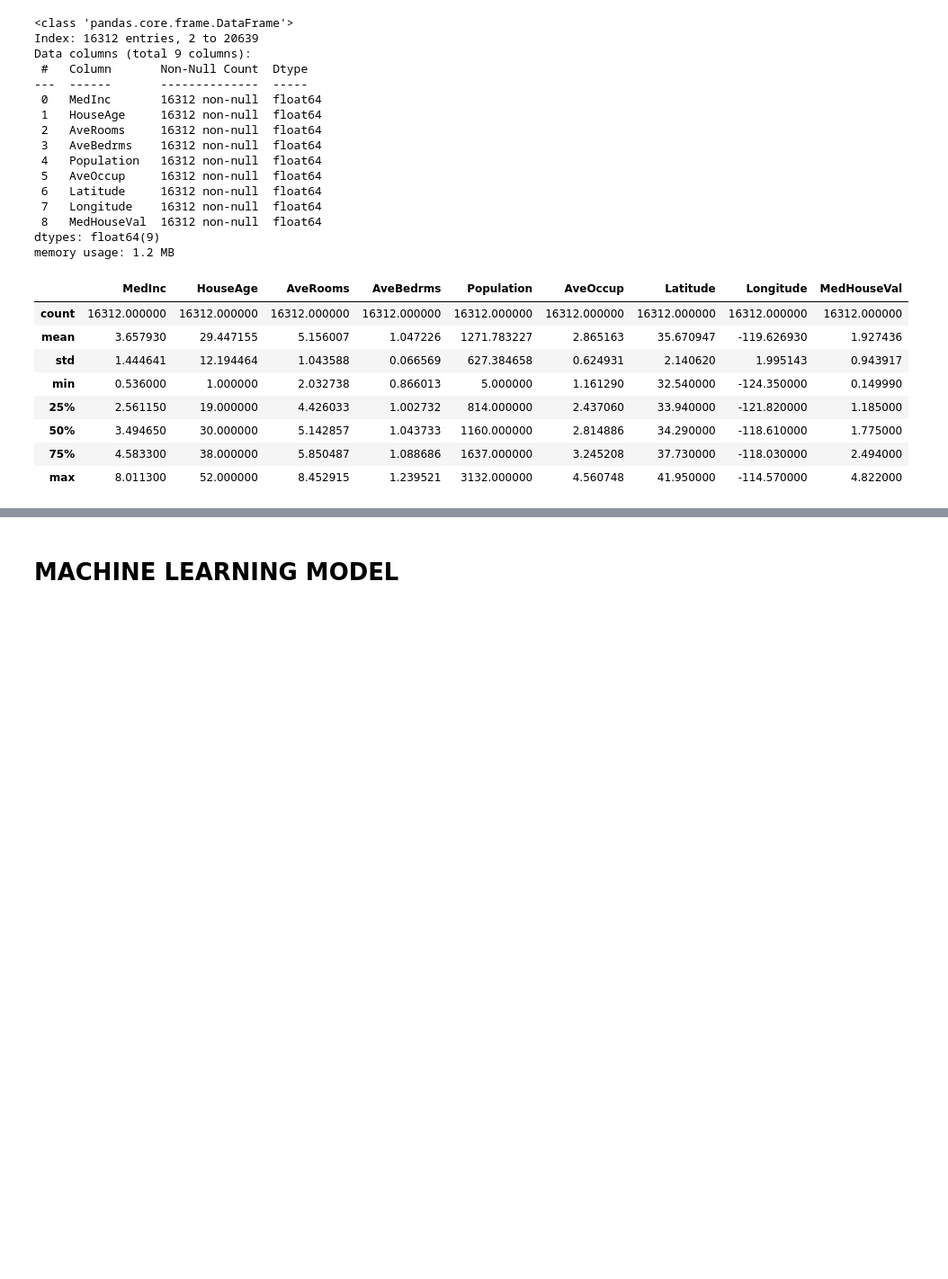
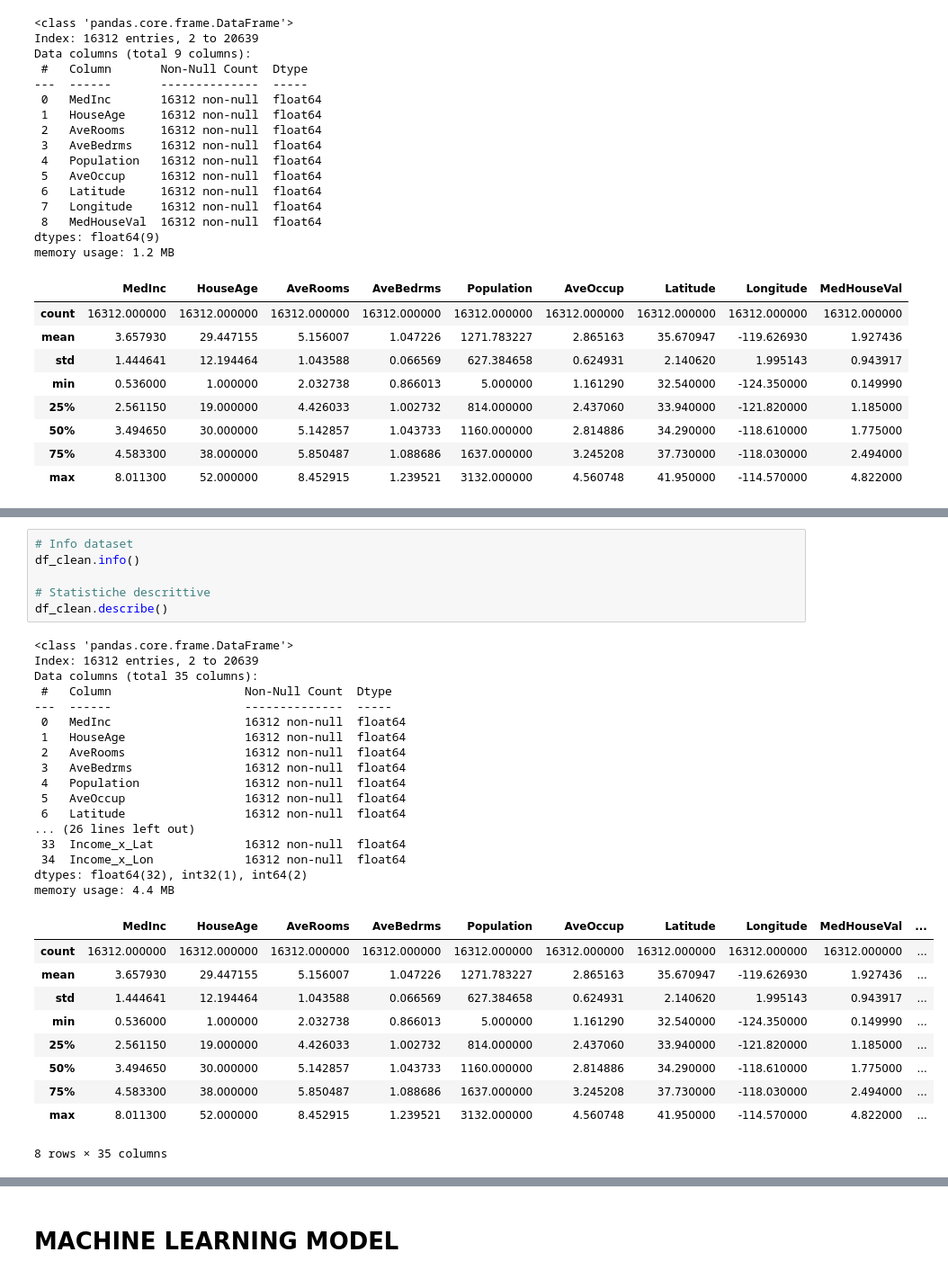
Before and after one commit to ashuraWho/Anzellotti_DepositoCorso, a Jupyter notebook: CORSO PYTHON/19. Mar 09-12-2025/California Data/analisi.ipynb, the cells around one changed output, grey strips where cells are left out. Shown at 90% size. Cells and saved outputs as stored; diff of their text form; blank space fills up the shorter version.

```diff
--- a/CORSO PYTHON/19. Mar 09-12-2025/California Data/analisi.ipynb
+++ b/CORSO PYTHON/19. Mar 09-12-2025/California Data/analisi.ipynb
@@ -91,0 +222,34 @@ memory usage: 1.2 MB
+# %%
+# Info dataset
+df_clean.info()
+
+# Statistiche descrittive
+df_clean.describe()
+# %% [output]
+<class 'pandas.core.frame.DataFrame'>
+Index: 16312 entries, 2 to 20639
+Data columns (total 35 columns):
+ #   Column                   Non-Null Count  Dtype
+---  ------                   --------------  -----
+ 0   MedInc                   16312 non-null  float64
+ 1   HouseAge                 16312 non-null  float64
+ 2   AveRooms                 16312 non-null  float64
+ 3   AveBedrms                16312 non-null  float64
+ 4   Population               16312 non-null  float64
+ 5   AveOccup                 16312 non-null  float64
+ 6   Latitude                 16312 non-null  float64
+... (26 lines left out)
+ 33  Income_x_Lat             16312 non-null  float64
+ 34  Income_x_Lon             16312 non-null  float64
+dtypes: float64(32), int32(1), int64(2)
+memory usage: 4.4 MB
+|  | MedInc | HouseAge | AveRooms | AveBedrms | Population | AveOccup | Latitude | Longitude | MedHouseVal | ... |
+| count | 16312.000000 | 16312.000000 | 16312.000000 | 16312.000000 | 16312.000000 | 16312.000000 | 16312.000000 | 16312.000000 | 16312.000000 | ... |
+| mean | 3.657930 | 29.447155 | 5.156007 | 1.047226 | 1271.783227 | 2.865163 | 35.670947 | -119.626930 | 1.927436 | ... |
+| std | 1.444641 | 12.194464 | 1.043588 | 0.066569 | 627.384658 | 0.624931 | 2.140620 | 1.995143 | 0.943917 | ... |
+| min | 0.536000 | 1.000000 | 2.032738 | 0.866013 | 5.000000 | 1.161290 | 32.540000 | -124.350000 | 0.149990 | ... |
+| 25% | 2.561150 | 19.000000 | 4.426033 | 1.002732 | 814.000000 | 2.437060 | 33.940000 | -121.820000 | 1.185000 | ... |
+| 50% | 3.494650 | 30.000000 | 5.142857 | 1.043733 | 1160.000000 | 2.814886 | 34.290000 | -118.610000 | 1.775000 | ... |
+| 75% | 4.583300 | 38.000000 | 5.850487 | 1.088686 | 1637.000000 | 3.245208 | 37.730000 | -118.030000 | 2.494000 | ... |
+| max | 8.011300 | 52.000000 | 8.452915 | 1.239521 | 3132.000000 | 4.560748 | 41.950000 | -114.570000 | 4.822000 | ... |
+8 rows × 35 columns
```
Also changed, not shown: parts of 18 cells of this notebook, 8 other files.
